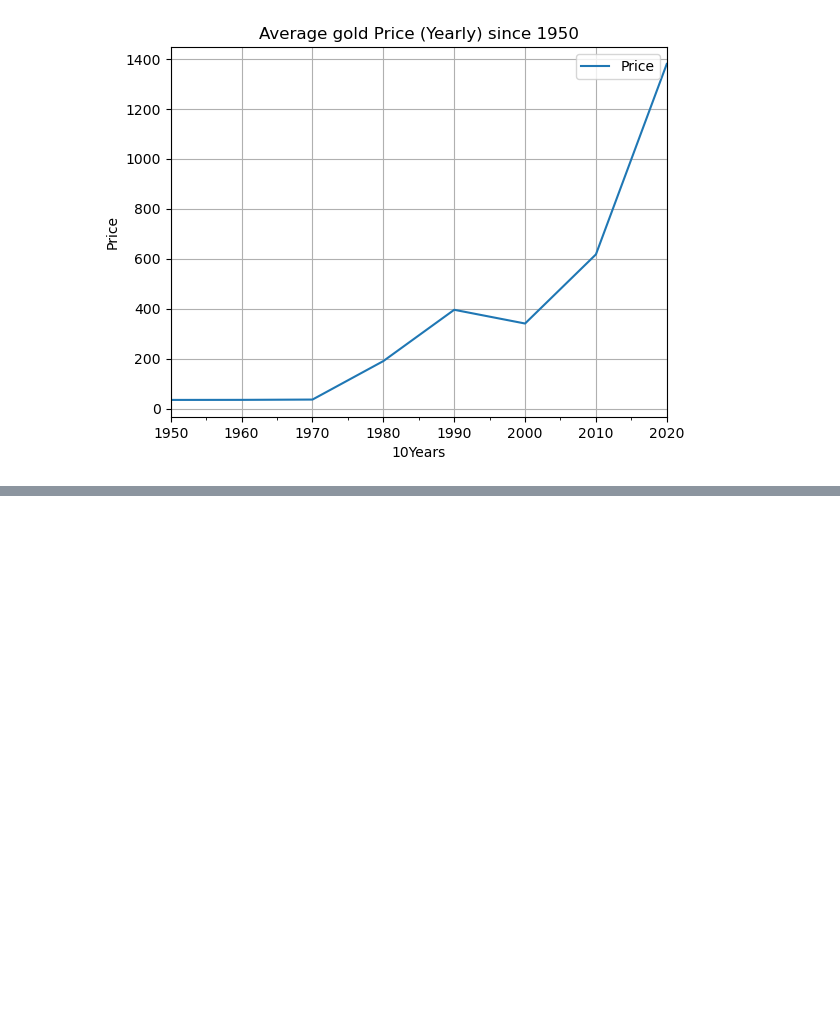
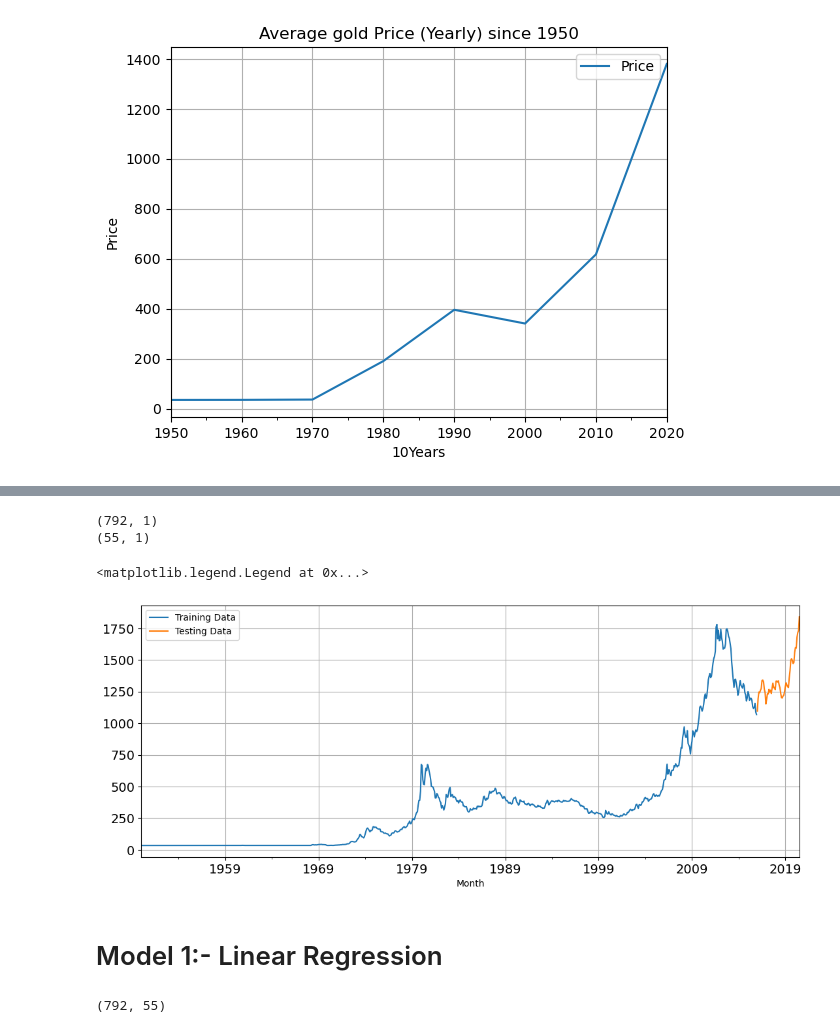
Before and after one commit to parthvichare/Gold-Price-Analysis, a Jupyter notebook: GOLD forecasting.ipynb, the cells around one changed output, grey strips where cells are left out. Cells and saved outputs as stored; diff of their text form; code cells hidden in the pictures; blank space fills up the shorter version.

```diff
--- a/GOLD forecasting.ipynb
+++ b/GOLD forecasting.ipynb
@@ -204,0 +234,25 @@ Timestamp('2020-07-31 00:00:00')
+# %%
+train = df[df.index.year<=2015]
+test  = df[df.index.year> 2015]
+# %%
+print(train.shape)
+print(test.shape)
+# %% [output]
+(792, 1)
+(55, 1)
+# %%
+train['Price'].plot(figsize=(13,5), fontsize=14)
+test['Price'].plot(figsize=(13,5), fontsize=14)
+plt.grid()
+plt.legend(['Training Data','Testing Data'])
+# %% [output]
+<matplotlib.legend.Legend at 0x...>
+[figure, added]
+# %% [markdown]
+# Model 1:- Linear Regression
+# %%
+train_time=[i+1 for i in range(len(train))]
+test_time=[i+len(train)+1 for i in range(len(test))]
+len(train_time),len(test_time)
+# %% [output]
+(792, 55)
```
Also changed, not shown: parts of 75 cells of this notebook.
